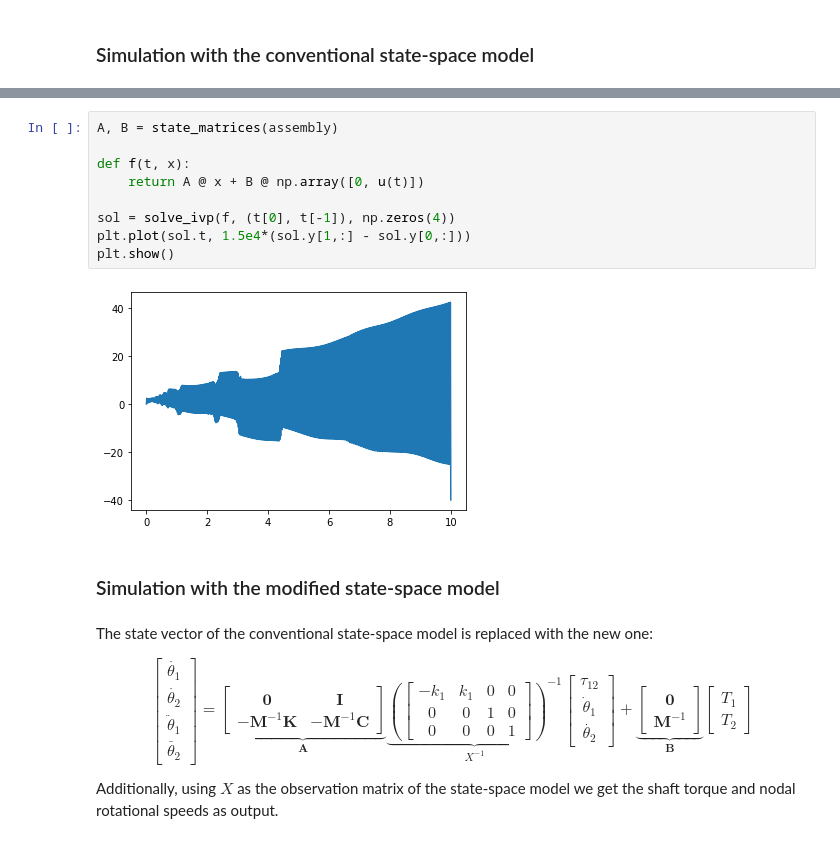
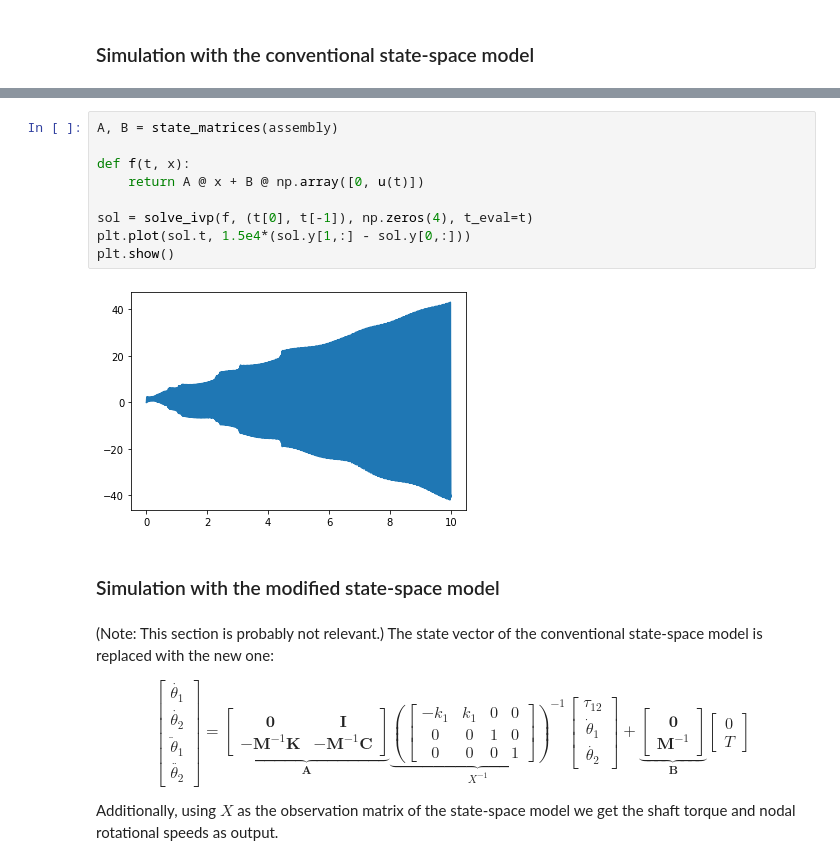
Before and after one commit to urho-h/torque_estimation_masters, a Jupyter notebook: notebooks/modified_state_matrix_2dof.ipynb, the cells around one changed output, grey strips where cells are left out. Saved outputs shown, nothing was run; the diff lists cells and outputs as text.

```diff
--- a/notebooks/modified_state_matrix_2dof.ipynb
+++ b/notebooks/modified_state_matrix_2dof.ipynb
@@ -119,20 +121,21 @@ $$ \begin{bmatrix} \dot{\theta_1} \\ \dot{\theta_2} \\ \ddot{\theta}_1 \\ \ddot{
 # %%
 A, B = state_matrices(assembly)
 
 def f(t, x):
     return A @ x + B @ np.array([0, u(t)])
 
-sol = solve_ivp(f, (t[0], t[-1]), np.zeros(4))
+sol = solve_ivp(f, (t[0], t[-1]), np.zeros(4), t_eval=t)
 plt.plot(sol.t, 1.5e4*(sol.y[1,:] - sol.y[0,:]))
 plt.show()
 # %% [output]
-[figure, old version]
+[figure, new version]
 # %% [markdown]
 ### Simulation with the modified state-space model
 # %% [markdown]
+(Note: This section is probably not relevant.)
 The state vector of the conventional state-space model is replaced with the new one:
 
-$$ \begin{bmatrix} \dot{\theta_1} \\ \dot{\theta_2} \\ \ddot{\theta}_1 \\ \ddot{\theta_2} \end{bmatrix} = \underbrace{\begin{bmatrix} \boldsymbol{0} & \textbf{I} \\ -\textbf{M}^{-1}\textbf{K} & -\textbf{M}^{-1}\textbf{C} \end{bmatrix}}_{\textbf{A}} \underbrace{\left( \begin{bmatrix} -k_1 & k_1 & 0 & 0 \\ 0 & 0 & 1 & 0 \\ 0 & 0 & 0 & 1 \end{bmatrix} \right)^{-1}}_{X^{-1}} \begin{bmatrix} \tau_{12} \\ \dot{\theta}_1 \\ \dot{\theta_2} \end{bmatrix} + \underbrace{\begin{bmatrix} \boldsymbol{0} \\ \textbf{M}^{-1} \end{bmatrix}}_{\textbf{B}} \begin{bmatrix} T_{\text{1}} \\ T_{\text{2}} \end{bmatrix} $$
+$$ \begin{bmatrix} \dot{\theta_1} \\ \dot{\theta_2} \\ \ddot{\theta}_1 \\ \ddot{\theta_2} \end{bmatrix} = \underbrace{\begin{bmatrix} \boldsymbol{0} & \textbf{I} \\ -\textbf{M}^{-1}\textbf{K} & -\textbf{M}^{-1}\textbf{C} \end{bmatrix}}_{\textbf{A}} \underbrace{\left( \begin{bmatrix} -k_1 & k_1 & 0 & 0 \\ 0 & 0 & 1 & 0 \\ 0 & 0 & 0 & 1 \end{bmatrix} \right)^{-1}}_{X^{-1}} \begin{bmatrix} \tau_{12} \\ \dot{\theta}_1 \\ \dot{\theta_2} \end{bmatrix} + \underbrace{\begin{bmatrix} \boldsymbol{0} \\ \textbf{M}^{-1} \end{bmatrix}}_{\textbf{B}} \begin{bmatrix} 0 \\ T \end{bmatrix} $$
 
 Additionally, using $ X $ as the observation matrix of the state-space model we get the shaft torque and nodal rotational speeds as output.
 # %%
```
Also changed, not shown: parts of 12 cells of this notebook.
